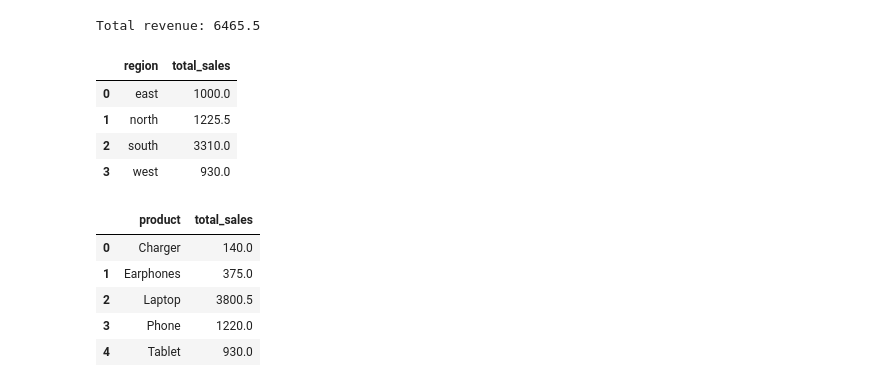
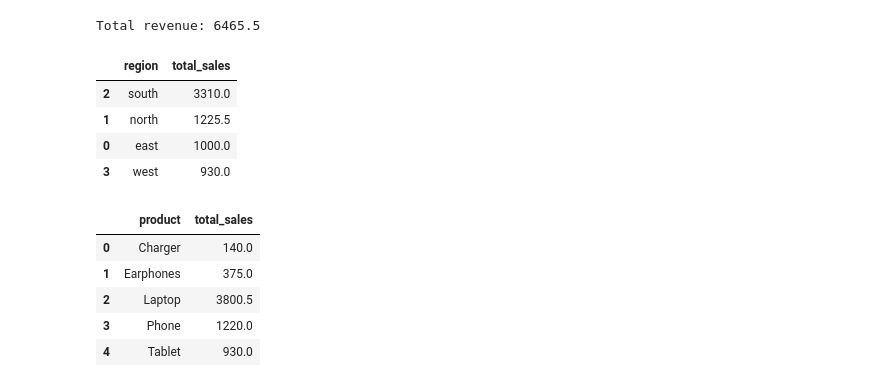
Before and after one commit to augustus-somtochukwu-umeh/Assignment_2, a Jupyter notebook: sales_performance.ipynb, the cells around one changed output. Saved outputs shown, nothing was run; the diff lists cells and outputs as text; code cells hidden in the pictures.

```diff
--- a/sales_performance.ipynb
+++ b/sales_performance.ipynb
@@ -363,13 +364,13 @@ print("Total revenue:", revenue)
 Total revenue: 6465.5
 # %%
 #revenue by Region
-region_sales = merge_df.groupby('region')['total_sales'].sum().reset_index()
+region_sales = merge_df.groupby('region')['total_sales'].sum().reset_index().sort_values(by='total_sales', ascending=False)
 region_sales
 # %% [output]
 |  | region | total_sales |
+| 2 | south | 3310.0 |
+| 1 | north | 1225.5 |
 | 0 | east | 1000.0 |
-| 1 | north | 1225.5 |
-| 2 | south | 3310.0 |
 | 3 | west | 930.0 |
 # %%
 #revenue by Product
```
Also changed, not shown: parts of 6 cells of this notebook, 2 other files.
